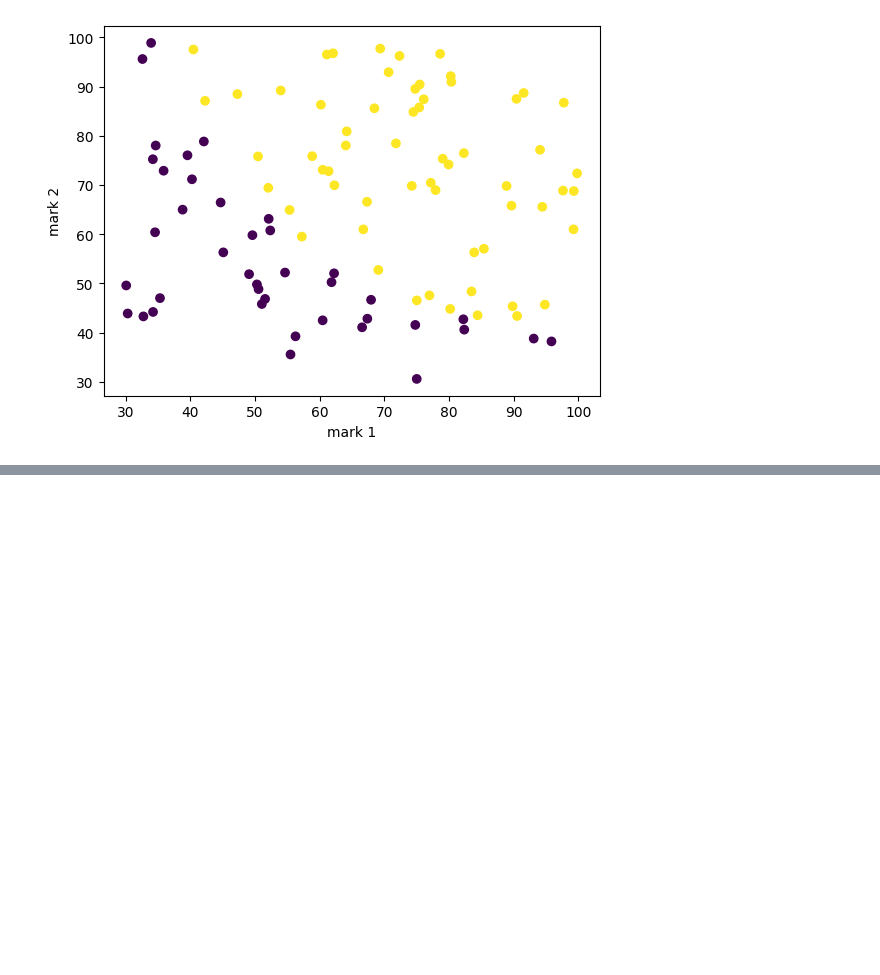
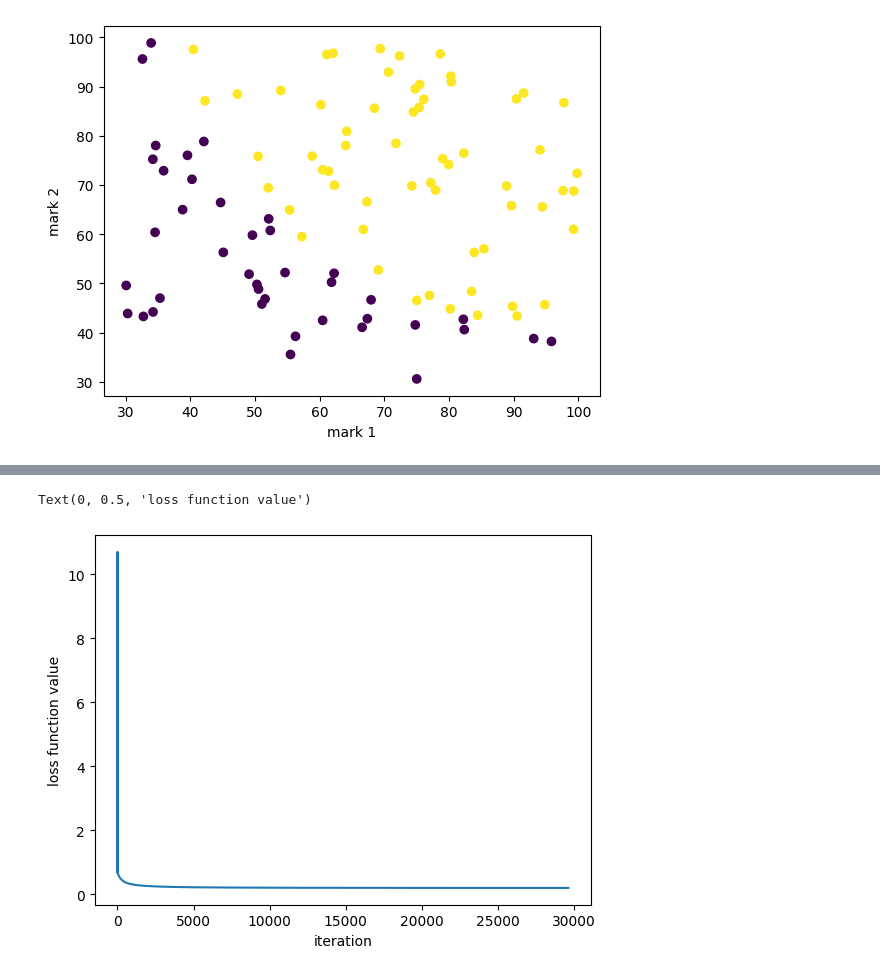
Before and after one commit to Xopppek/ml_sem6, a Jupyter notebook: lab21.ipynb, the cells around one changed output, grey strips where cells are left out. Drawn from its saved outputs; the diff is of its cells as text; code cells hidden in the pictures; blank space fills up the shorter version.

```diff
--- a/lab21.ipynb
+++ b/lab21.ipynb
@@ -23,6 +22,8 @@ Text(0, 0.5, 'mark 2')
 # %%
 def g(z):
     return 1/(1 + np.exp(-z))
-
 def h(theta, x):
-    return g(theta[0] + theta[1]*x[0] + theta[2]*x[1])
+    return g(x.dot(theta))
+# %%
+def loss_func(theta, x, y):
+    return (-1/y.size *(y.T.dot(np.log(h(theta, x))) + (1-y).T.dot(np.log(1-h(theta,x))))).mean()
@@ -28,0 +48,22 @@ def h(theta, x):
+# %%
+def grad_desc(loss_func, theta, x, y, a):
+    m = y.size
+    h = g(x.dot(theta))
+    loss_values = [loss_func(theta, x, y)]
+    last_l = loss_func(theta, x, y) + 10
+    while(np.abs(loss_func(theta, x, y) - last_l)>5e-8):
+        loss_values.append(last_l)
+        h = g(x.dot(theta))
+        last_l = loss_func(theta, x, y)
+        gradient = x.T.dot(h - y)/y.size
+        theta -= a * gradient
+    return theta, loss_values
+# %%
+theta = [[0.], [0.], [0.]]
+theta, loss_values = grad_desc(loss_func, theta, x, y, 0.01)
+plt.plot(range(len(loss_values)), loss_values)
+plt.xlabel("iteration")
+plt.ylabel("loss function value")
+# %% [output]
+Text(0, 0.5, 'loss function value')
+[figure, added]
```
Also changed, not shown: parts of 9 cells of this notebook, 2 other files.
